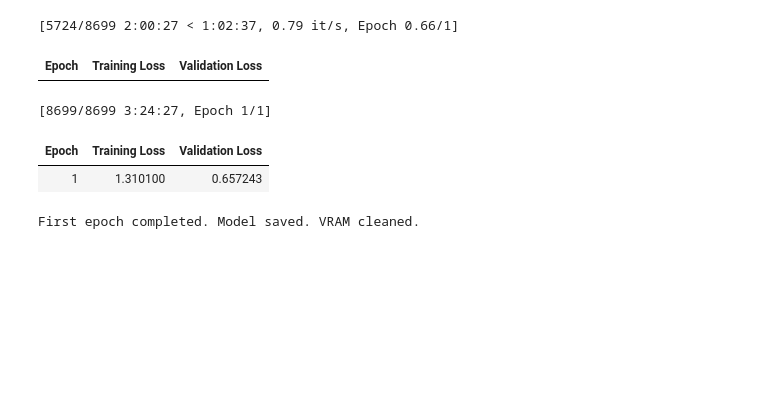
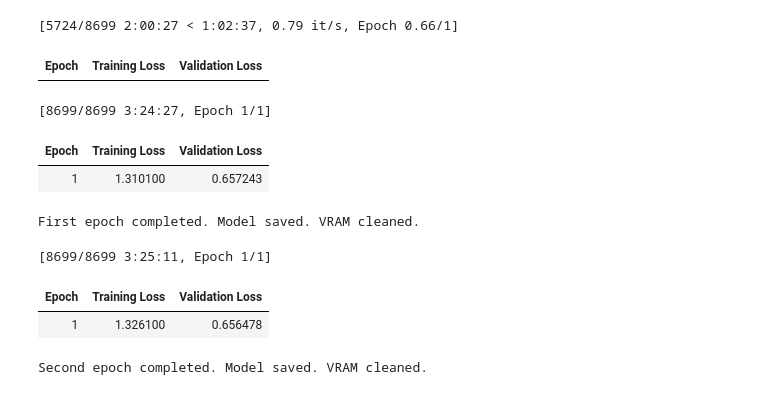
Before and after one commit to fc63/gender-classification, a Jupyter notebook: gc.ipynb, the cells around one changed output. Saved outputs shown, nothing was run; the diff lists cells and outputs as text; code cells hidden in the pictures; blank space fills up the shorter version.

Commit message:
second epoch

```diff
--- a/gc.ipynb
+++ b/gc.ipynb
@@ -201,3 +201,33 @@ You should probably TRAIN this model on a down-stream task to be able to use it
 | Epoch | Training Loss | Validation Loss |
 | 1 | 1.310100 | 0.657243 |
 First epoch completed. Model saved. VRAM cleaned.
+# %%
+# load checkpoint
+model = AutoModelForSequenceClassification.from_pretrained("./gender_classification_checkpoint")
+tokenizer = AutoTokenizer.from_pretrained("./gender_classification_checkpoint")
+
+trainer = Trainer(
+    model=model,
+    args=training_args,
+    train_dataset=train_dataset,
+    eval_dataset=test_dataset,
+    tokenizer=tokenizer,
+)
+
+trainer.train()
+
+# saving second epoch
+trainer.save_model("./gender_classification_checkpoint_2")
+tokenizer.save_pretrained("./gender_classification_checkpoint_2")
+
+del model
+del tokenizer
+torch.cuda.empty_cache()
+gc.collect()
+
+print("Second epoch completed. Model saved. VRAM cleaned.")
+# %% [output]
+[8699/8699 3:25:11, Epoch 1/1]
+| Epoch | Training Loss | Validation Loss |
+| 1 | 1.326100 | 0.656478 |
+Second epoch completed. Model saved. VRAM cleaned.
```
